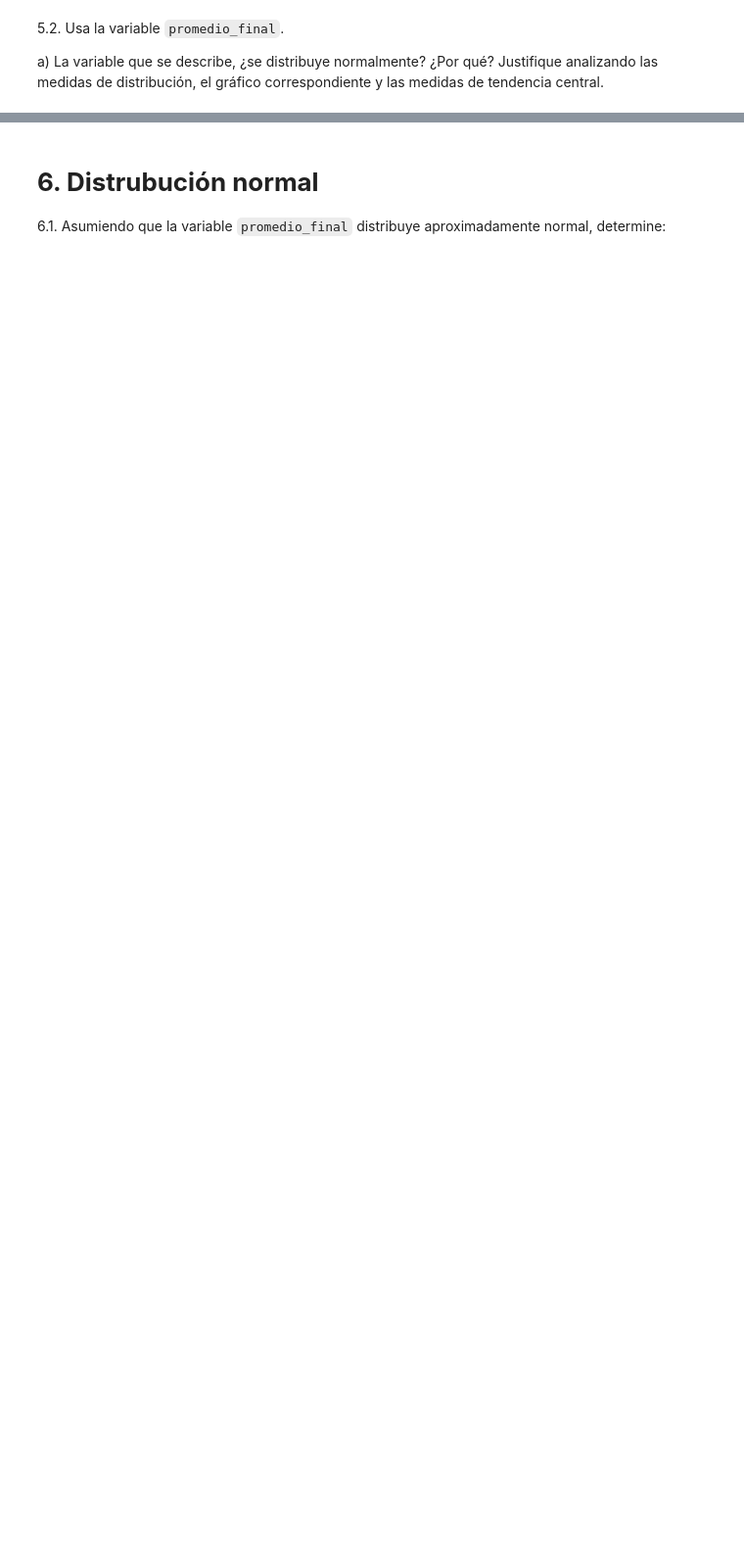
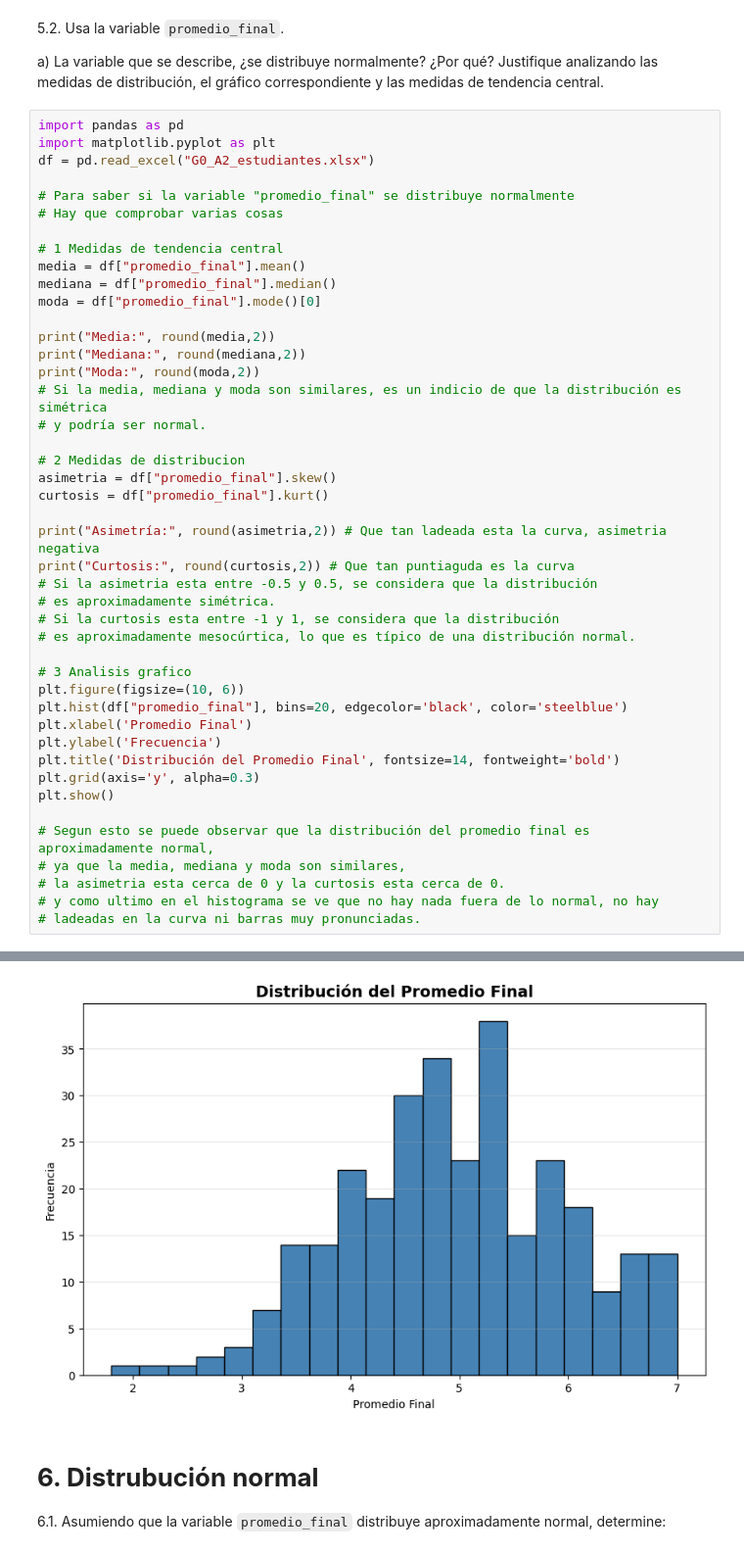
Before and after one commit to KenzoDev1/Inferencia-Estadistica, a Jupyter notebook: Unidad 1/Laboratorio_0_MAT4152.ipynb, the cells around one changed output, grey strips where cells are left out. Shown at 98% size. Saved outputs shown, nothing was run; the diff lists cells and outputs as text; blank space fills up the shorter version.

```diff
--- a/Unidad 1/Laboratorio_0_MAT4152.ipynb
+++ b/Unidad 1/Laboratorio_0_MAT4152.ipynb
@@ -145,3 +274,48 @@ c) ¿La distribución de horas de estudio es aproximadamente simétrica?
 5.2. Usa la variable `promedio_final`.
 
 a) La variable que se describe, ¿se distribuye normalmente? ¿Por qué? Justifique analizando las medidas de distribución, el gráfico correspondiente y las medidas de tendencia central.
+# %%
+import pandas as pd
+import matplotlib.pyplot as plt
+df = pd.read_excel("G0_A2_estudiantes.xlsx")
+
+# Para saber si la variable "promedio_final" se distribuye normalmente
+# Hay que comprobar varias cosas
+
+# 1 Medidas de tendencia central
+media = df["promedio_final"].mean()
+mediana = df["promedio_final"].median()
+moda = df["promedio_final"].mode()[0]
+
+print("Media:", round(media,2))
+print("Mediana:", round(mediana,2))
+print("Moda:", round(moda,2))
+# Si la media, mediana y moda son similares, es un indicio de que la distribución es simétrica
+# y podría ser normal.
+
+# 2 Medidas de distribucion
+asimetria = df["promedio_final"].skew()
+curtosis = df["promedio_final"].kurt()
+
+print("Asimetría:", round(asimetria,2)) # Que tan ladeada esta la curva, asimetria negativa
+print("Curtosis:", round(curtosis,2)) # Que tan puntiaguda es la curva
+# Si la asimetria esta entre -0.5 y 0.5, se considera que la distribución
+# es aproximadamente simétrica.
+# Si la curtosis esta entre -1 y 1, se considera que la distribución
+# es aproximadamente mesocúrtica, lo que es típico de una distribución normal.
+
+# 3 Analisis grafico
+plt.figure(figsize=(10, 6))
+plt.hist(df["promedio_final"], bins=20, edgecolor='black', color='steelblue')
+plt.xlabel('Promedio Final')
+plt.ylabel('Frecuencia')
+plt.title('Distribución del Promedio Final', fontsize=14, fontweight='bold')
+plt.grid(axis='y', alpha=0.3)
+plt.show()
+
+# Segun esto se puede observar que la distribución del promedio final es aproximadamente normal,
+# ya que la media, mediana y moda son similares,
+# la asimetria esta cerca de 0 y la curtosis esta cerca de 0.
+# y como ultimo en el histograma se ve que no hay nada fuera de lo normal, no hay
+# ladeadas en la curva ni barras muy pronunciadas.
+# %% [output]
@@ -148,3 +327,4 @@ a) La variable que se describe, ¿se distribuye normalmente? ¿Por qué? Justifi
+[figure, added]
 # %% [markdown]
 # **6. Distrubución normal**
 
```
Also changed, not shown: parts of 37 cells of this notebook, 2 other files.
